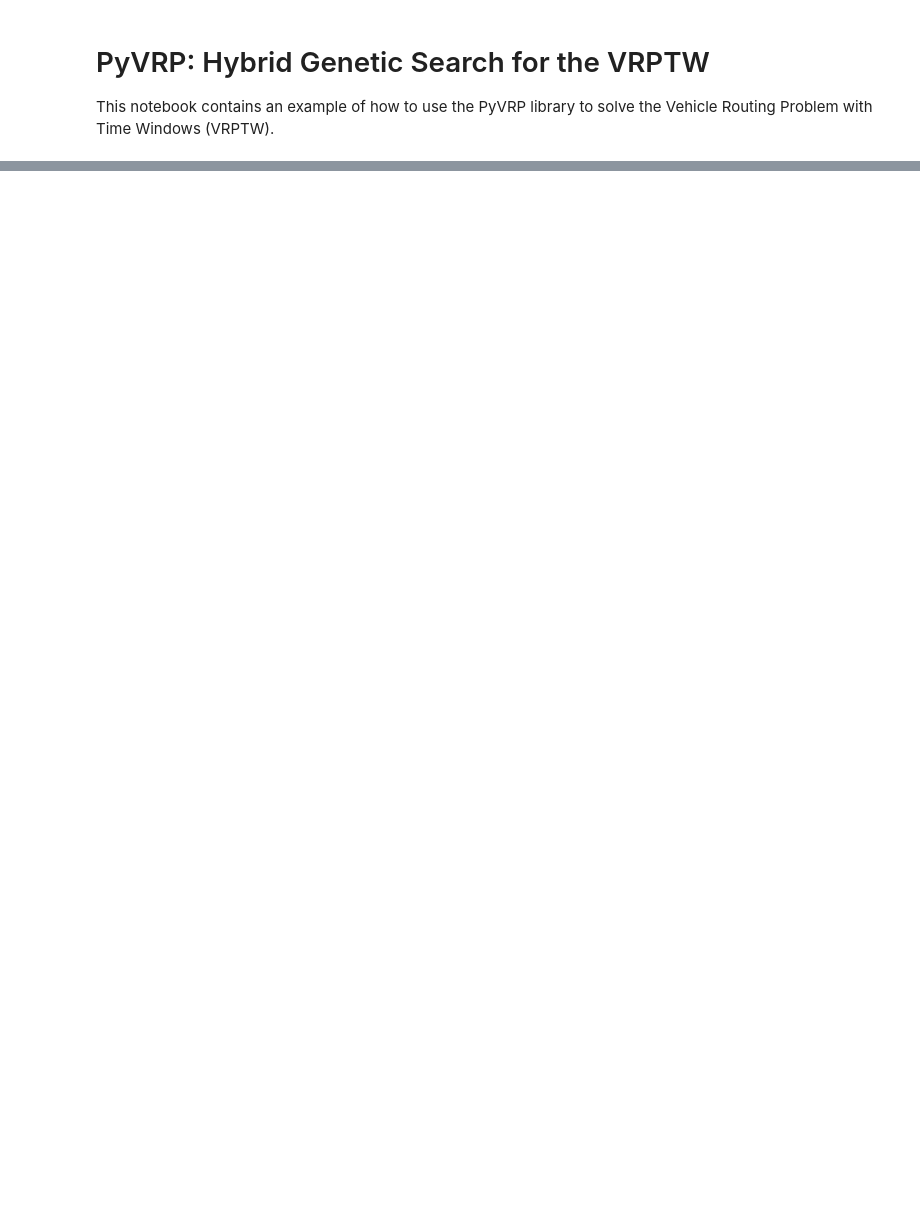
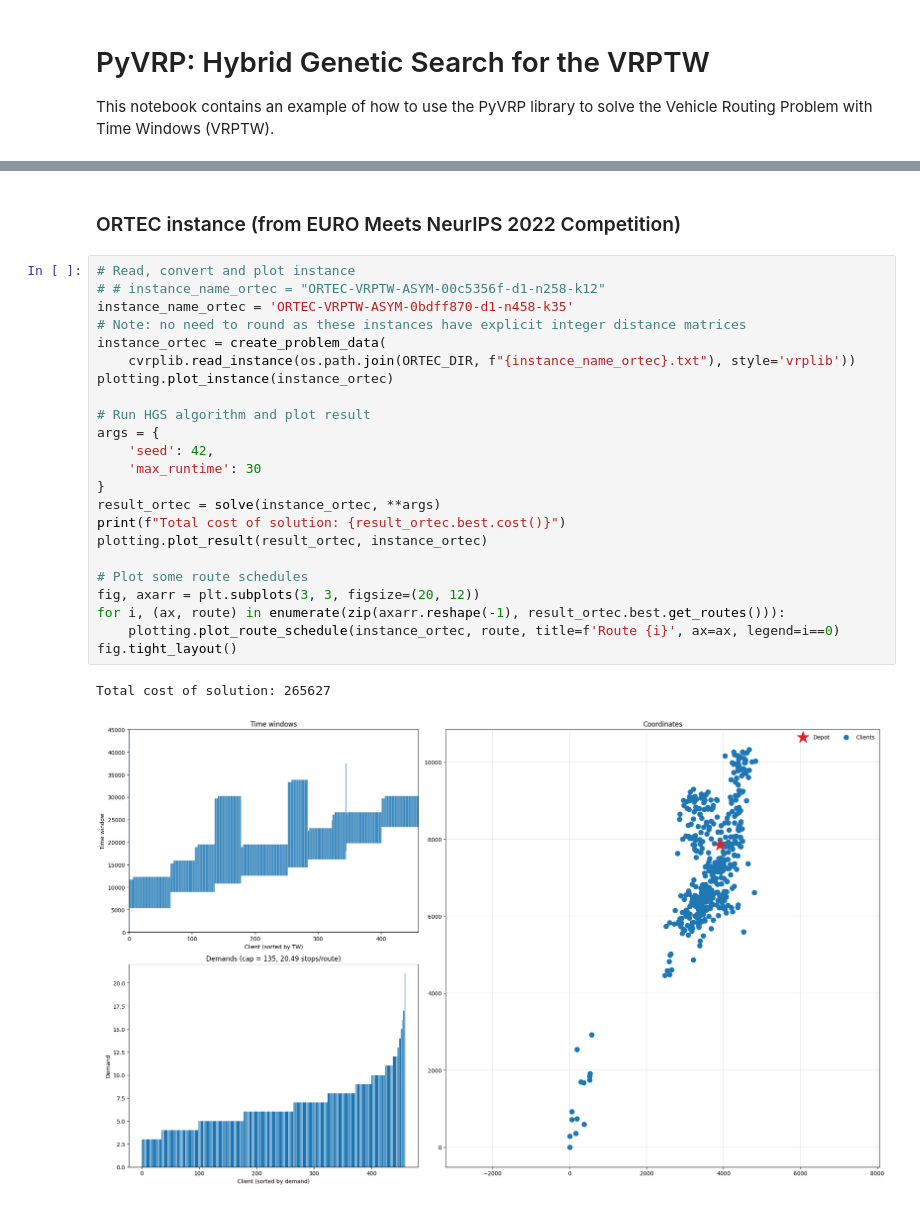
Before and after one commit to PyVRP/PyVRP, a Jupyter notebook: pyvrp/examples/vrptw.ipynb, the cells around one changed output, grey strips where cells are left out. Cells and saved outputs as stored; diff of their text form; blank space fills up the shorter version.

```diff
--- a/pyvrp/examples/vrptw.ipynb
+++ b/pyvrp/examples/vrptw.ipynb
@@ -184,0 +221,28 @@ plt.tight_layout()
+# %% [markdown]
+### ORTEC instance (from EURO Meets NeurIPS 2022 Competition)
+# %%
+# Read, convert and plot instance
+# # instance_name_ortec = "ORTEC-VRPTW-ASYM-00c5356f-d1-n258-k12"
+instance_name_ortec = 'ORTEC-VRPTW-ASYM-0bdff870-d1-n458-k35'
+# Note: no need to round as these instances have explicit integer distance matrices
+instance_ortec = create_problem_data(
+    cvrplib.read_instance(os.path.join(ORTEC_DIR, f"{instance_name_ortec}.txt"), style='vrplib'))
+plotting.plot_instance(instance_ortec)
+
+# Run HGS algorithm and plot result
+args = {
+    'seed': 42,
+    'max_runtime': 30
+}
+result_ortec = solve(instance_ortec, **args)
+print(f"Total cost of solution: {result_ortec.best.cost()}")
+plotting.plot_result(result_ortec, instance_ortec)
+
+# Plot some route schedules
+fig, axarr = plt.subplots(3, 3, figsize=(20, 12))
+for i, (ax, route) in enumerate(zip(axarr.reshape(-1), result_ortec.best.get_routes())):
+    plotting.plot_route_schedule(instance_ortec, route, title=f'Route {i}', ax=ax, legend=i==0)
+fig.tight_layout()
+# %% [output]
+Total cost of solution: 265627
+[figure, added]
```
Also changed, not shown: parts of 24 cells of this notebook, 4 other files.
